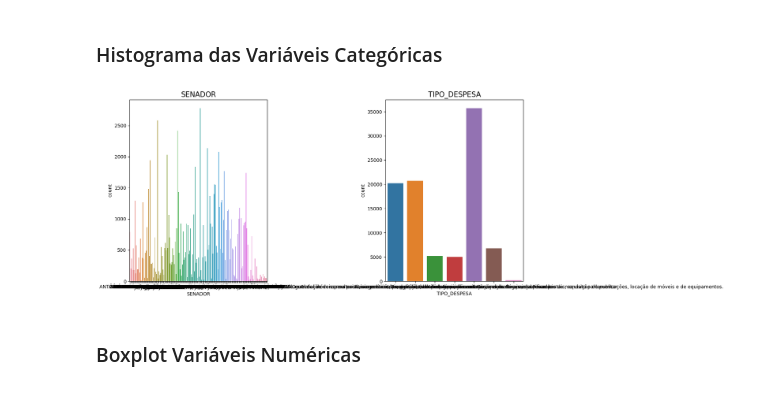
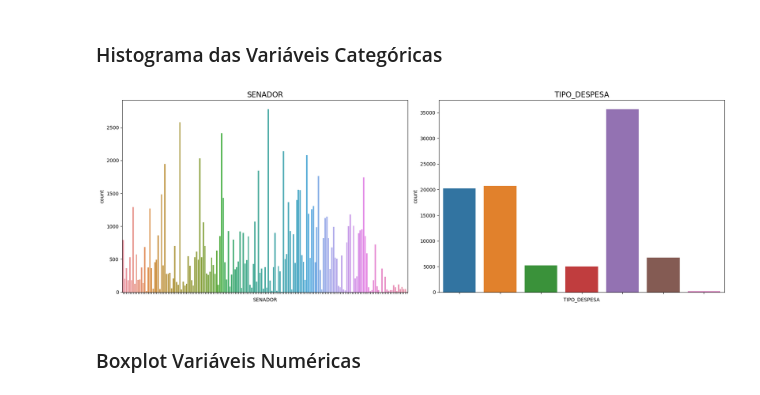
Before and after one commit to liliansom/CEAPS, a Jupyter notebook: CEAPS.ipynb, the cells around one changed output. Saved outputs shown, nothing was run; the diff lists cells and outputs as text; code cells hidden in the pictures.

```diff
--- a/CEAPS.ipynb
+++ b/CEAPS.ipynb
@@ -342,22 +350,23 @@ center_df(null_concat)
 # %% [markdown]
 ### Histograma das Variáveis Categóricas
 # %%
-#Criação histogramas
 plt.figure(figsize=(18, 30))
-#Seleção dos valores categóricos
+
+# Seleção dos valores categóricos
 column_list = list(df_concat.columns.values)[2:4]
 
 A = 0
 
 for i in column_list:
     A += 1
     plt.subplot(5, 2, A)
-    ax = sns.countplot(data = df_concat.fillna('NaN'), x = i)
-    plt.title(i, fontsize = 15)
-
-plt.tight_layout(h_pad = 2)
+    ax = plt.gca()
+    ax = sns.countplot(data=df_concat.fillna('NaN'), x=i)
+    plt.title(i, fontsize=15)
+    ax.set_xticklabels([])
+plt.tight_layout(h_pad=2)
 # %% [output]
-[figure, old version]
+[figure, new version]
 # %% [markdown]
 ### Boxplot Variáveis Numéricas
 # %%
```
Also changed, not shown: parts of 29 cells of this notebook.
